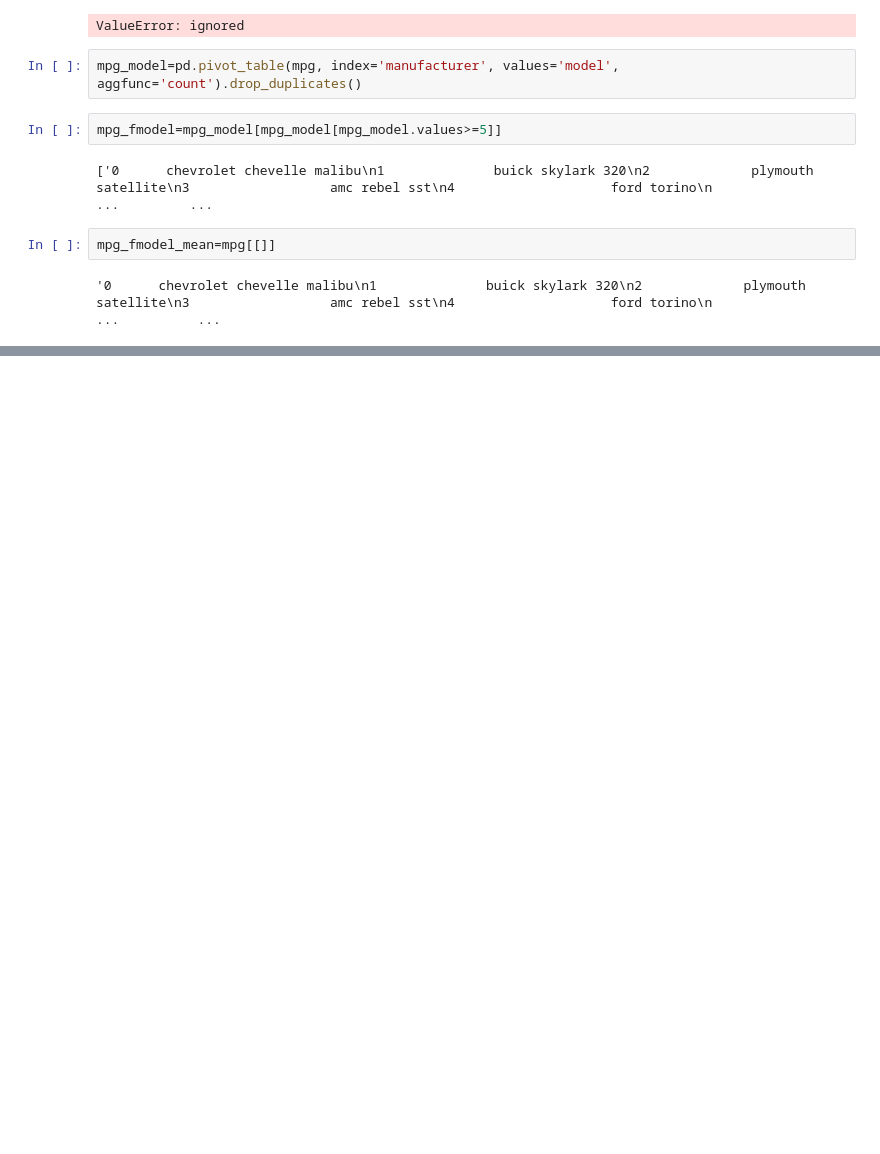
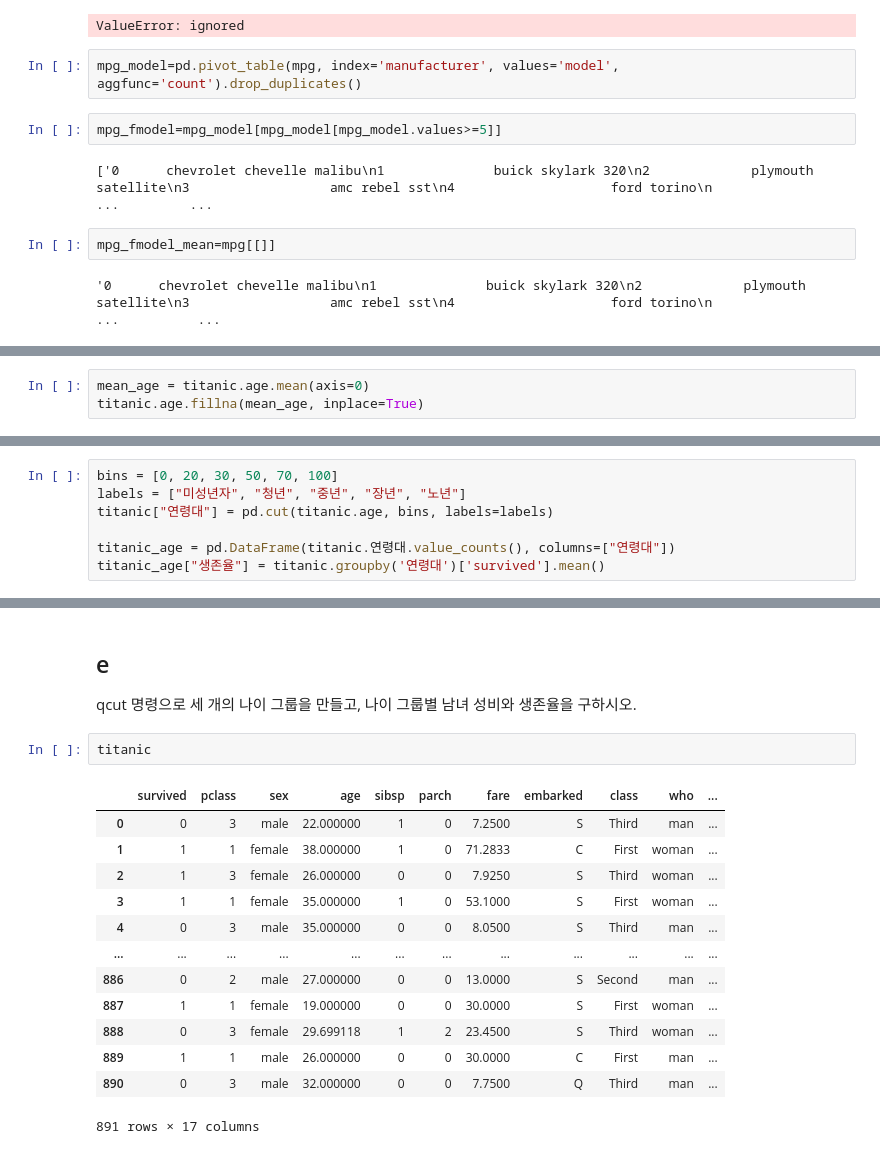
Before and after one commit to songsurin/company, a Jupyter notebook: mpg.ipynb, the cells around one changed output, grey strips where cells are left out. Saved outputs shown, nothing was run; the diff lists cells and outputs as text; blank space fills up the shorter version.

```diff
--- a/mpg.ipynb
+++ b/mpg.ipynb
@@ -46,0 +95,3 @@ mpg_fmodel_mean=mpg[[]]
+# %%
+mean_age = titanic.age.mean(axis=0)
+titanic.age.fillna(mean_age, inplace=True)
@@ -46,0 +132,7 @@ mpg_fmodel_mean=mpg[[]]
+# %%
+bins = [0, 20, 30, 50, 70, 100]
+labels = ["미성년자", "청년", "중년", "장년", "노년"]
+titanic["연령대"] = pd.cut(titanic.age, bins, labels=labels)
+
+titanic_age = pd.DataFrame(titanic.연령대.value_counts(), columns=["연령대"])
+titanic_age["생존율"] = titanic.groupby('연령대')['survived'].mean()
@@ -46,0 +148,19 @@ mpg_fmodel_mean=mpg[[]]
+# %% [markdown]
+## e
+qcut 명령으로 세 개의 나이 그룹을 만들고, 나이 그룹별 남녀 성비와 생존율을 구하시오.
+# %%
+titanic
+# %% [output]
+|  | survived | pclass | sex | age | sibsp | parch | fare | embarked | class | who | ... |
+| 0 | 0 | 3 | male | 22.000000 | 1 | 0 | 7.2500 | S | Third | man | ... |
+| 1 | 1 | 1 | female | 38.000000 | 1 | 0 | 71.2833 | C | First | woman | ... |
+| 2 | 1 | 3 | female | 26.000000 | 0 | 0 | 7.9250 | S | Third | woman | ... |
+| 3 | 1 | 1 | female | 35.000000 | 1 | 0 | 53.1000 | S | First | woman | ... |
+| 4 | 0 | 3 | male | 35.000000 | 0 | 0 | 8.0500 | S | Third | man | ... |
+| ... | ... | ... | ... | ... | ... | ... | ... | ... | ... | ... | ... |
+| 886 | 0 | 2 | male | 27.000000 | 0 | 0 | 13.0000 | S | Second | man | ... |
+| 887 | 1 | 1 | female | 19.000000 | 0 | 0 | 30.0000 | S | First | woman | ... |
+| 888 | 0 | 3 | female | 29.699118 | 1 | 2 | 23.4500 | S | Third | woman | ... |
+| 889 | 1 | 1 | male | 26.000000 | 0 | 0 | 30.0000 | C | First | man | ... |
+| 890 | 0 | 3 | male | 32.000000 | 0 | 0 | 7.7500 | Q | Third | man | ... |
+891 rows × 17 columns
```
Also changed, not shown: parts of 17 cells of this notebook.
